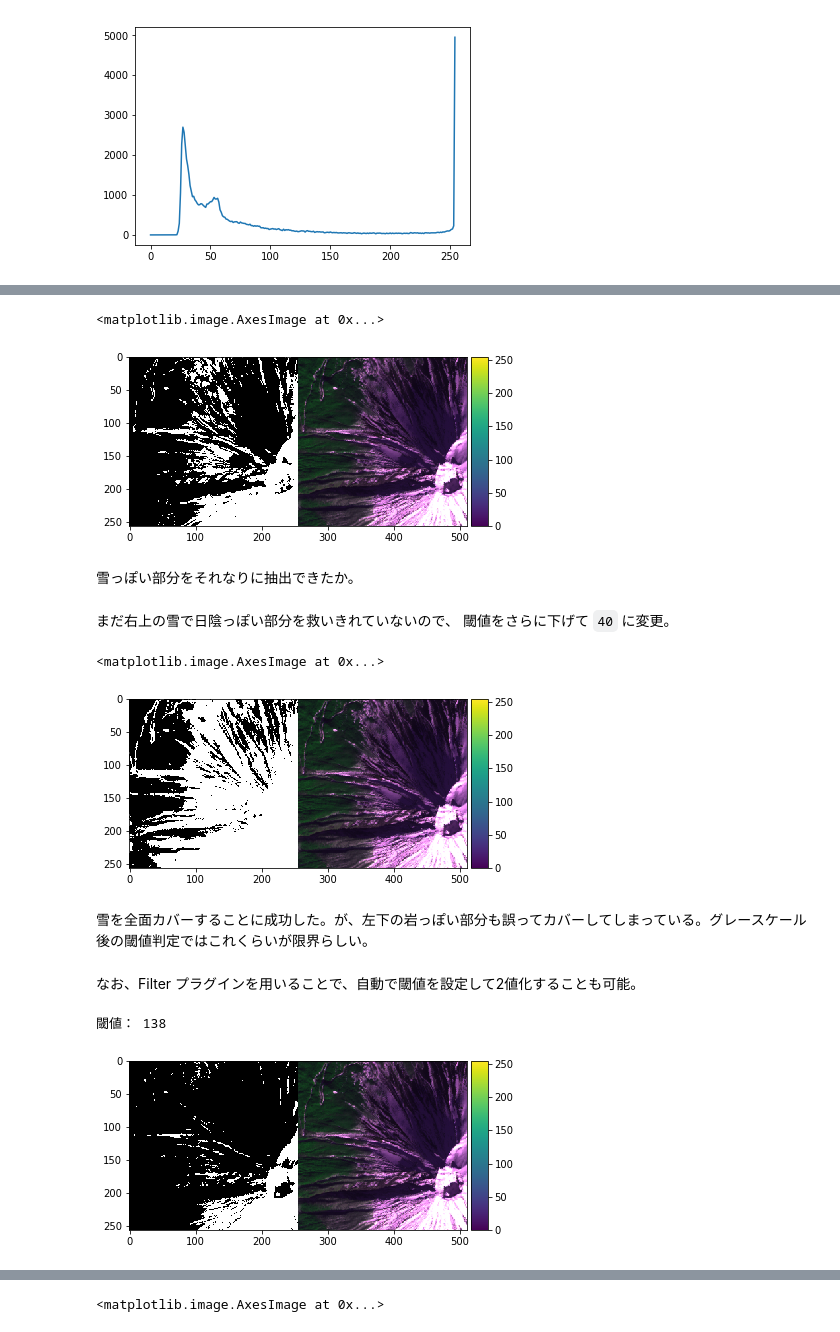
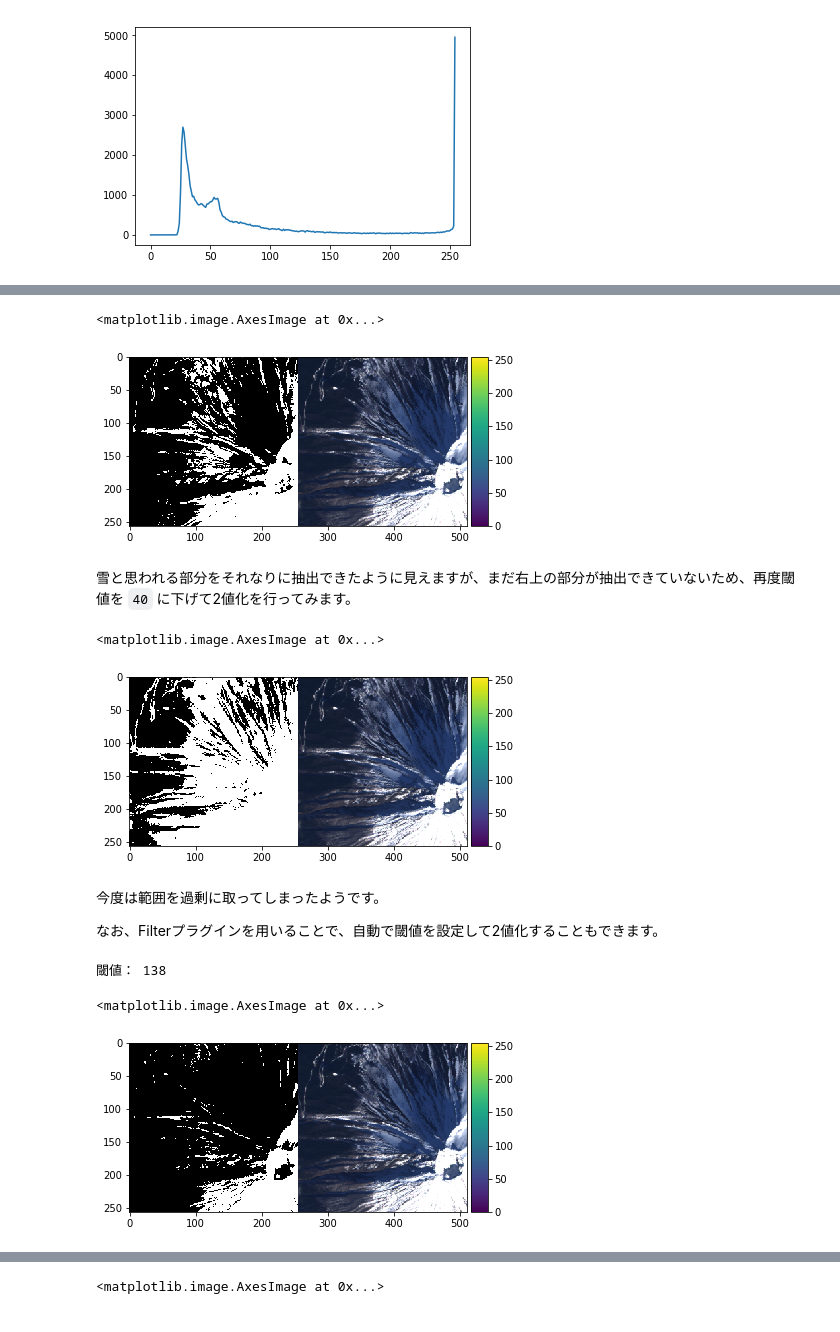
Before and after one commit to tellusxdp/sdav, a Jupyter notebook: notebooks/analysis/光学画像の基礎分析1（雪判定）.ipynb, the cells around one changed output, grey strips where cells are left out. Cells and saved outputs as stored; diff of their text form; code cells hidden in the pictures.

```diff
--- a/notebooks/analysis/光学画像の基礎分析.ipynb
+++ b/notebooks/analysis/光学画像の基礎分析1（雪判定）.ipynb
@@ -19,9 +25,17 @@ Y=3234
 # %%
-def read_img(img_type, domain=URL_DOMAIN, z=Z, x=X, y=Y):
-    return io.imread("{}/{}/{}/{}/{}.png".format(domain, img_type, Z, X, Y))
+# APIのドメイン
+URL_DOMAIN = "https://gisapi.opf-dev.jp/"
 
-img_osm = read_img("osm")
-img_band1= read_img("av2ori/band1")
-img_band2 = read_img("av2ori/band2")
-img_band3 = read_img("av2ori/band3")
-img_band4 = read_img("av2ori/band4")
+# 富士山の位置
+Z = 13
+X = 7252
+Y = 3234
+
+def get_data(img_type, domain=URL_DOMAIN, z=Z, x=X, y=Y):
+    return io.imread("{}/{}/{}/{}/{}.png".format(domain, img_type, z, x, y))
+
+img_osm = get_data("osm")
+img_band1= get_data("av2ori/band1")
+img_band2 = get_data("av2ori/band2")
+img_band3 = get_data("av2ori/band3")
+img_band4 = get_data("av2ori/band4")
@@ -163,31 +193,36 @@ io.imshow(np.concatenate((color.gray2rgb(img_binary*255), img_natural), axis=1))
 # %%
-img_binary = np.zeros((height, width)) # 0で初期化
-img_binary = img_gray > 80 # 閾値にもとづいて2値化
-io.imshow(np.concatenate((color.gray2rgb(img_binary*255), img_natural), axis=1))
+img_binary_gs80 = np.zeros((height, width)) # 0で初期化
+img_binary_gs80 = img_gray > 80 # 閾値にもとづいて2値化
+
+io.imshow(np.concatenate(
+    (color.gray2rgb(img_binary_gs80*255), img_true), axis=1))
 # %% [output]
 <matplotlib.image.AxesImage at 0x...>
-[figure, old version]
+[figure, new version]
-# %% [markdown]
-雪っぽい部分をそれなりに抽出できたか。
-# %% [markdown]
-まだ右上の雪で日陰っぽい部分を救いきれていないので、 閾値をさらに下げて `40` に変更。
+# %% [markdown]
+雪と思われる部分をそれなりに抽出できたように見えますが、まだ右上の部分が抽出できていないため、再度閾値を `40` に下げて2値化を行ってみます。
 # %%
-img_binary = np.zeros((height, width)) # 0で初期化
-img_binary = img_gray > 40 # 閾値にもとづいて2値化
-io.imshow(np.concatenate((color.gray2rgb(img_binary*255), img_natural), axis=1))
+img_binary_gs40 = np.zeros((height, width)) # 0で初期化
+img_binary_gs40 = img_gray > 40 # 閾値にもとづいて2値化
+
+io.imshow(np.concatenate(
+    (color.gray2rgb(img_binary_gs40*255), img_true), axis=1))
 # %% [output]
 <matplotlib.image.AxesImage at 0x...>
-[figure, old version]
+[figure, new version]
-# %% [markdown]
-雪を全面カバーすることに成功した。が、左下の岩っぽい部分も誤ってカバーしてしまっている。グレースケール後の閾値判定ではこれくらいが限界らしい。
-# %% [markdown]
-なお、Filter プラグインを用いることで、自動で閾値を設定して2値化することも可能。
+# %% [markdown]
+今度は範囲を過剰に取ってしまったようです。
+
+なお、Filterプラグインを用いることで、自動で閾値を設定して2値化することもできます。
 # %%
-ret = filters.threshold_otsu(img_gray) #閾値を自動で判別
-img_binary_auto = np.zeros((height, width))
-img_binary_auto = img_gray > ret
-io.imshow(np.concatenate((color.gray2rgb(img_binary_auto*255), img_natural), axis=1))
-print("閾値：", ret)
+th = filters.threshold_otsu(img_gray) # 閾値を自動で判別
+img_binary_gsauto = np.zeros((height, width))
+img_binary_gsauto = img_gray > th
+
+print("閾値：", th)
+io.imshow(np.concatenate(
+    (color.gray2rgb(img_binary_gsauto*255), img_true), axis=1))
 # %% [output]
 閾値： 138
+<matplotlib.image.AxesImage at 0x...>
-[figure, old version]
+[figure, new version]
```
Also changed, not shown: parts of 54 cells of this notebook, 1 other file.
